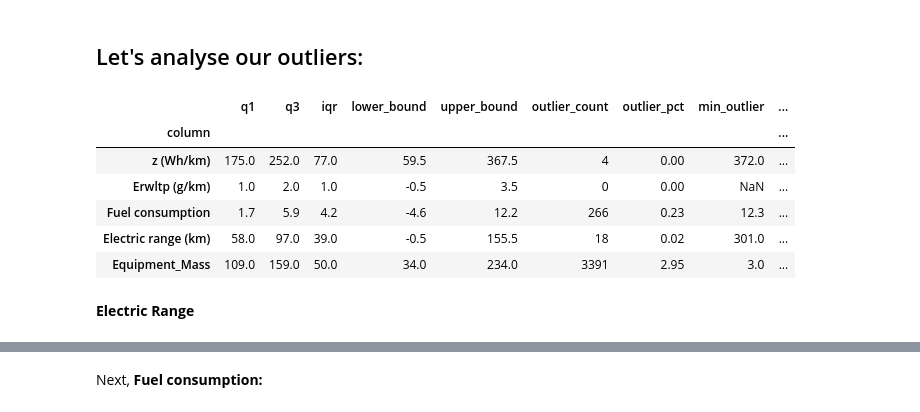
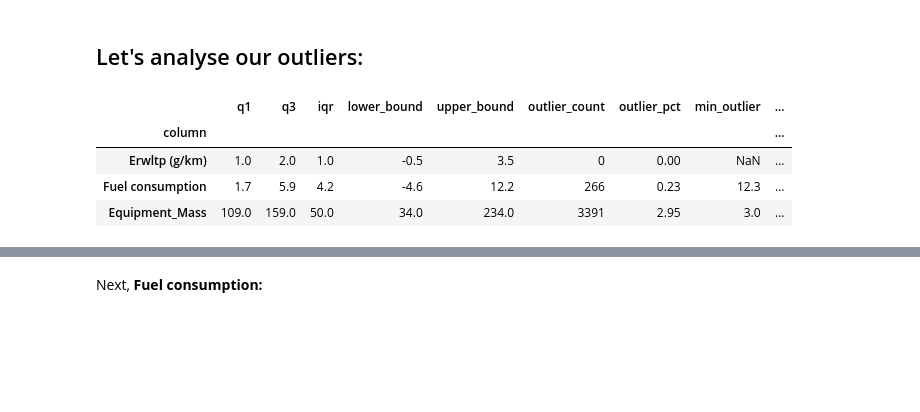
Before and after one commit to serhatgemici/project_data_exploration, a Jupyter notebook: Notebooks/Untitled.ipynb, the cells around one changed output, grey strips where cells are left out. Saved outputs shown, nothing was run; the diff lists cells and outputs as text; code cells hidden in the pictures; blank space fills up the shorter version.

```diff
--- a/Notebooks/Untitled.ipynb
+++ b/Notebooks/Untitled.ipynb
@@ -26,7 +26,7 @@ df_2024.drop("r", inplace=True, axis=1)
 ## Now, let's reverse a mistake we have made earlier:
 Set the Zeros in ["Electric range (km)", "z (Wh/km)", "Erwltp (g/km)", "Fuel consumption"] columns to NaN
 # %%
-cols = ["Electric range (km)", "z (Wh/km)", "Erwltp (g/km)", "Fuel consumption"]
+cols = ["Electric range (km)", "z (Wh/km)", "Erwltp (g/km)"]
 
 # Set the values that are 0 in these columns to NaN
 df_2024[cols] = df_2024[cols].replace(0, np.nan)
@@ -51,3 +53,6 @@ dtype: int64
+# %%
+cols_to_drop = ["Electric range (km)", "z (Wh/km)"]
+df_2024.drop(cols_to_drop, axis=1, inplace=True)
 # %% [markdown]
 # Let's see the distributions of the numeric columns:
 # %%
@@ -226,10 +225,8 @@ summary()
 # %%
 def outlier_summary():
     my_numeric_cols = [
-        "z (Wh/km)",
         "Erwltp (g/km)",
         "Fuel consumption",
-        "Electric range (km)",
         "Equipment_Mass"
     ]
 
@@ -243,37 +240,33 @@ def outlier_summary():
         lower_bound = q1 - 1.5 * iqr
         upper_bound = q3 + 1.5 * iqr
 
         outlier_mask = (series < lower_bound) | (series > upper_bound)
 
         outlier_rows.append({
             "column": col,
             "q1": q1,
             "q3": q3,
             "iqr": iqr,
             "lower_bound": lower_bound,
             "upper_bound": upper_bound,
             "outlier_count": outlier_mask.sum(),
             "outlier_pct": round(outlier_mask.mean() * 100, 2),
             "min_outlier": series[outlier_mask].min(),
             "max_outlier": series[outlier_mask].max()
         })
 
     outlier_summary = (
         pd.DataFrame(outlier_rows)
         .set_index("column")
         .round(2)
     )
 
     display(outlier_summary)
 
 outlier_summary()
 # %% [output]
 |  | q1 | q3 | iqr | lower_bound | upper_bound | outlier_count | outlier_pct | min_outlier | ... |
 | column |  |  |  |  |  |  |  |  | ... |
-| z (Wh/km) | 175.0 | 252.0 | 77.0 | 59.5 | 367.5 | 4 | 0.00 | 372.0 | ... |
 | Erwltp (g/km) | 1.0 | 2.0 | 1.0 | -0.5 | 3.5 | 0 | 0.00 | NaN | ... |
 | Fuel consumption | 1.7 | 5.9 | 4.2 | -4.6 | 12.2 | 266 | 0.23 | 12.3 | ... |
-| Electric range (km) | 58.0 | 97.0 | 39.0 | -0.5 | 155.5 | 18 | 0.02 | 301.0 | ... |
 | Equipment_Mass | 109.0 | 159.0 | 50.0 | 34.0 | 234.0 | 3391 | 2.95 | 3.0 | ... |
-# %% [markdown]
-**Electric Range**
```
Also changed, not shown: parts of 17 cells of this notebook.
